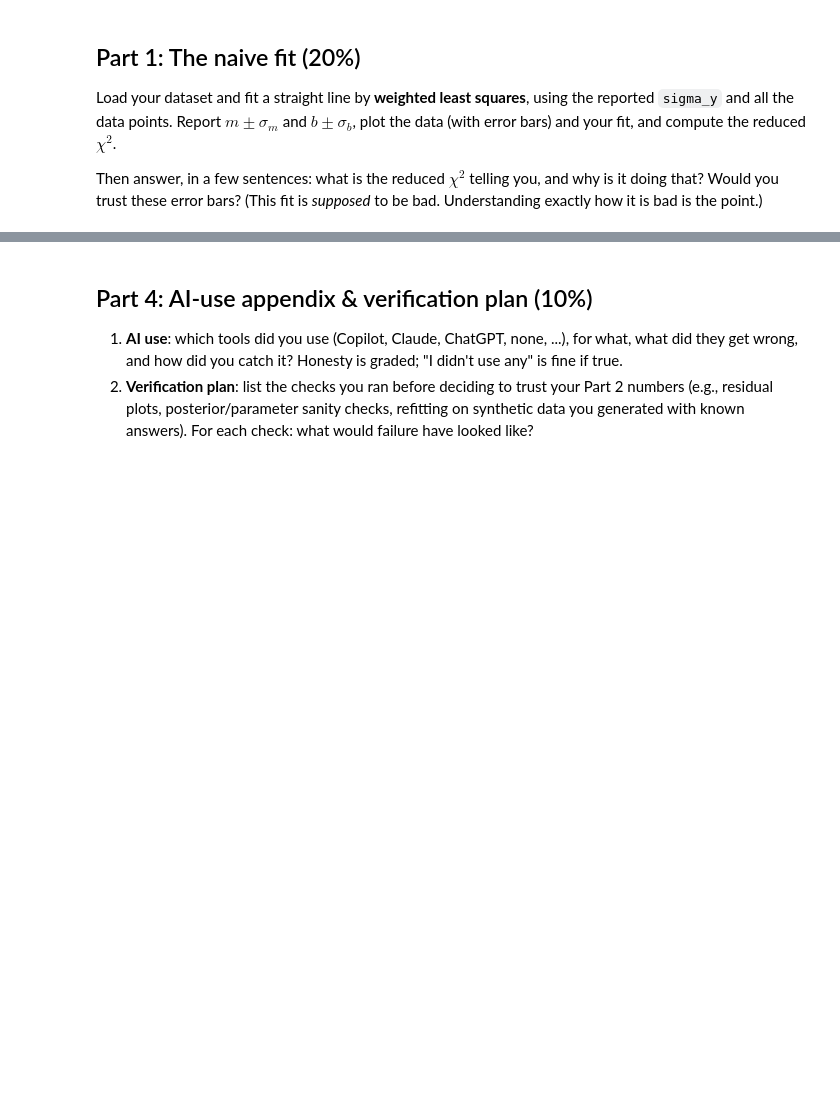
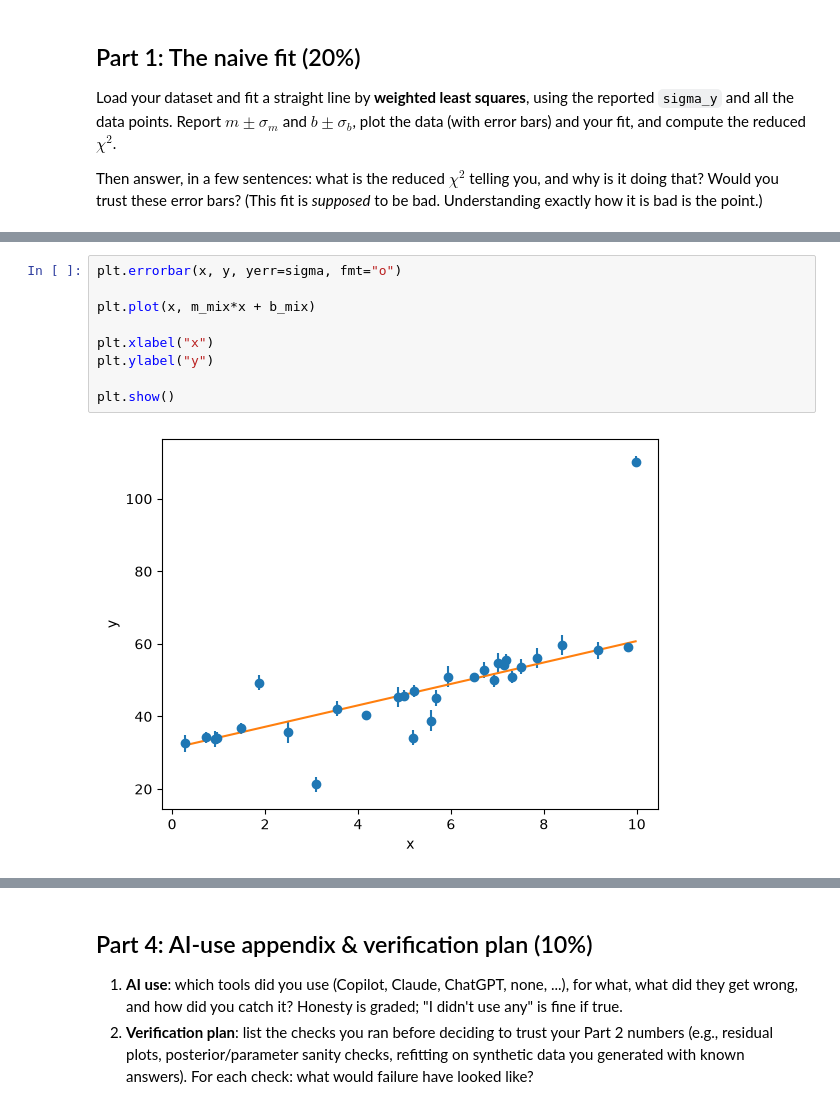
Before and after one commit to gnarayan/ast457_2026_Fall, a Jupyter notebook: submissions/nraja3/lab01.ipynb, the cells around one changed output, grey strips where cells are left out. Cells and saved outputs as stored; diff of their text form; blank space fills up the shorter version.

```diff
--- a/submissions/nraja3/lab01.ipynb
+++ b/submissions/nraja3/lab01.ipynb
@@ -61,0 +211,11 @@ uncertainties and why you believe them.
+# %%
+plt.errorbar(x, y, yerr=sigma, fmt="o")
+
+plt.plot(x, m_mix*x + b_mix)
+
+plt.xlabel("x")
+plt.ylabel("y")
+
+plt.show()
+# %% [output]
+[figure, added]
```
Also changed, not shown: parts of 20 cells of this notebook.
